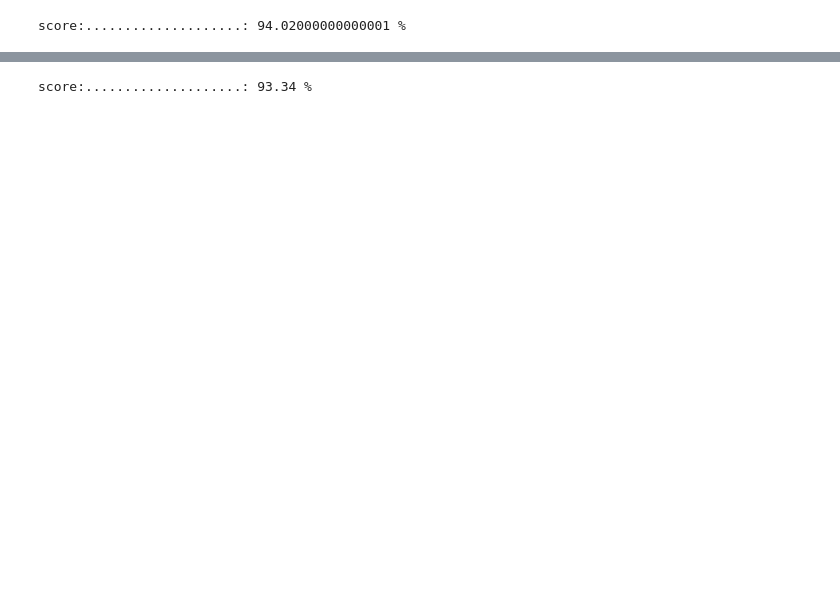
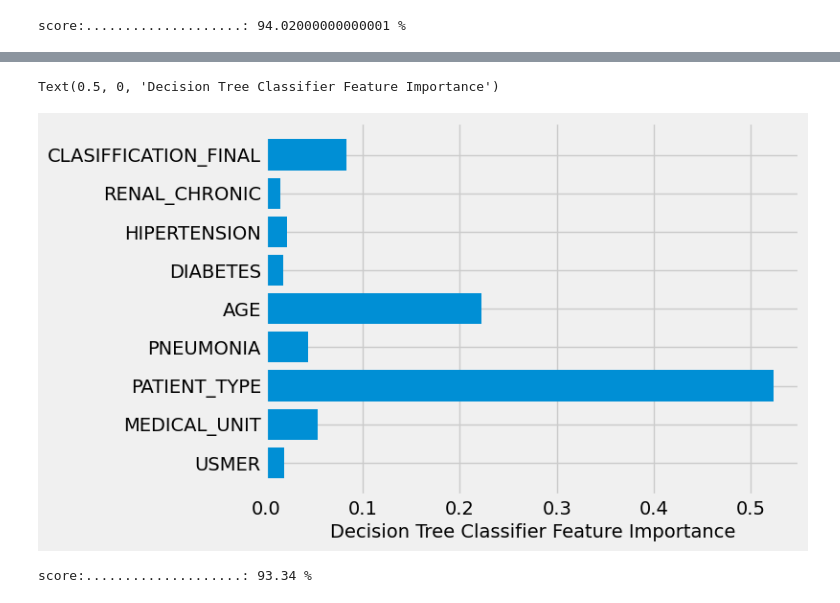
Before and after one commit to andvsilva/sentiment-analysis-deep-learning, a Jupyter notebook: notebooks/clustering.ipynb, the cells around one changed output, grey strips where cells are left out. Cells and saved outputs as stored; diff of their text form; code cells hidden in the pictures; blank space fills up the shorter version.

```diff
--- a/notebooks/clustering.ipynb
+++ b/notebooks/clustering.ipynb
@@ -673,3 +690,10 @@ score:....................: 93.5 %
+# %%
+dtc.feature_importances_
+plt.barh(column_names, dtc.feature_importances_)
+plt.xlabel("Decision Tree Classifier Feature Importance")
+# %% [output]
+Text(0.5, 0, 'Decision Tree Classifier Feature Importance')
+[figure, added]
 # %%
 #svc = SVC(kernel="rbf", random_state=0, gamma=1, C=1)
 #svc.fit(X_train, Y_train)
```
Also changed, not shown: parts of 40 cells of this notebook.
